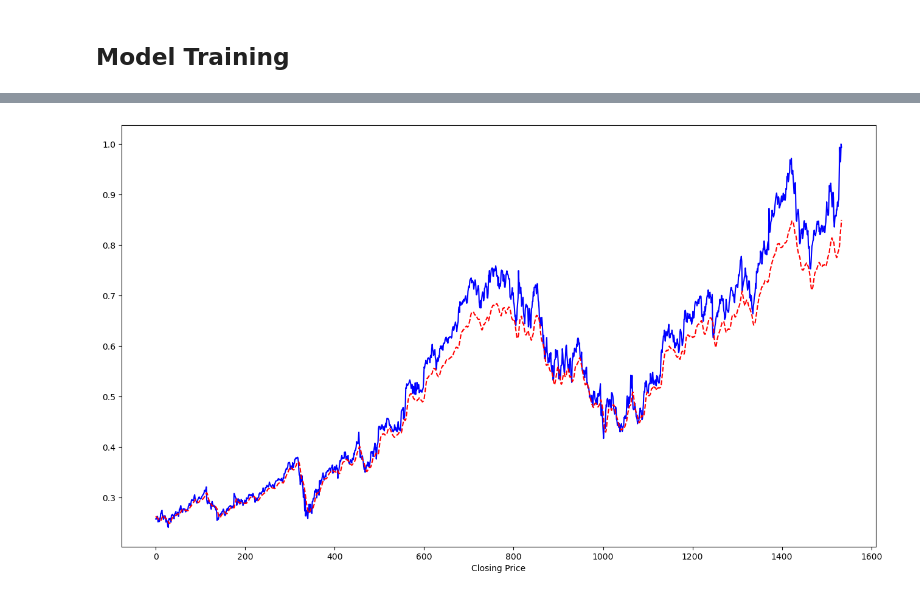
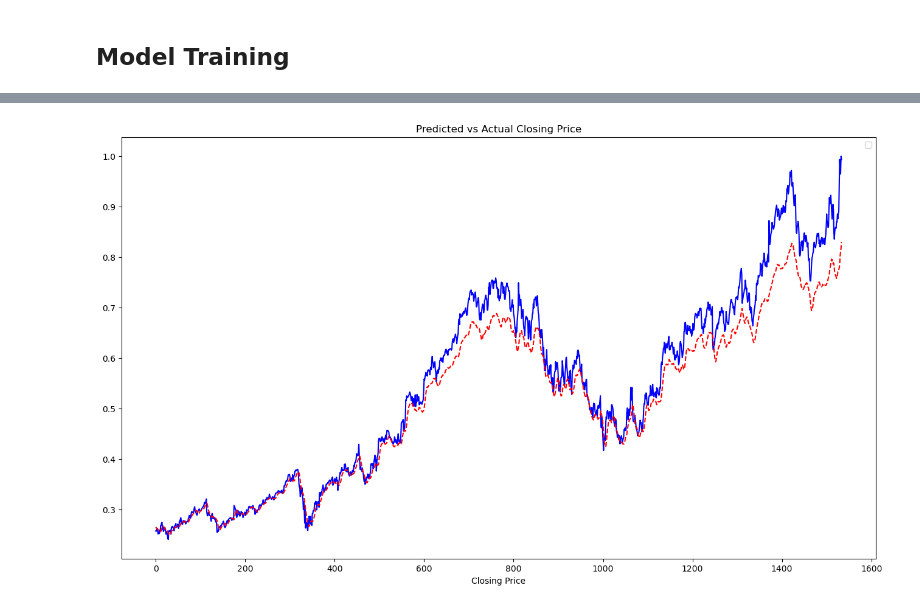
Before and after one commit to jisoawe/ltsm_google_stock, a Jupyter notebook: Google_Stock_LSTM.ipynb, the cells around one changed output, grey strips where cells are left out. Drawn from its saved outputs; the diff is of its cells as text; code cells hidden in the pictures.

```diff
--- a/Google_Stock_LSTM.ipynb
+++ b/Google_Stock_LSTM.ipynb
@@ -141,13 +148,13 @@ train_loader = DataLoader(train_dataset, batch_size = batch_size, shuffle = True
 # %%
 class LSTM(nn.Module):
-    def __init__(self, input_size = 4, hidden_layer_size = 100, output_size = 1, num_layers = 1):
+    def __init__(self, input_size = 5, hidden_layer_size = 100, output_size = 1, num_layers = 1):
         super(LSTM, self).__init__()
 
         self.hidden_layer_size = hidden_layer_size
 
         self.num_layers = num_layers
         # LSTM Layer
-        self.lstm = nn.LSTM(input_size, hidden_layer_size, num_layers, batch_first = True)
+        self.lstm = nn.LSTM(input_size, hidden_layer_size, num_layers, batch_first = True, dropout = 0.2 if num_layers > 1 else 0)
         # fully connected layer
         self.linear = nn.Linear(hidden_layer_size, output_size)
 
@@ -161,14 +168,18 @@ class LSTM(nn.Module):
         predictions = self.linear(lstm_out[:, -1, :])
         return predictions
 # %%
-model = LSTM(input_size = 6, hidden_layer_size = 128, output_size = 1, num_layers = 2)
+model = LSTM(input_size = 5, hidden_layer_size = 128, output_size = 1, num_layers = 2)
+
+# loss and optimizer
 loss_function = nn.MSELoss()
 optimizer = torch.optim.Adam(model.parameters(), lr = 0.001)
 # %% [markdown]
 ## Model Training
 # %%
-epochs = 6
+epochs = 50
+scheduler = torch.optim.lr_scheduler.StepLR(optimizer, step_size = 10, gamma = 0.1)
 
+# training loop
 for epoch in range(epochs):
     model.train()
     epoch_loss = 0
@@ -185,10 +196,14 @@ for epoch in range(epochs):
 
         single_loss.backward()
 
+        torch.nn.utils.clip_grad_norm_(model.parameters(), max_norm = 5)
+
         optimizer.step()
 
         epoch_loss += single_loss.item()
 
+    scheduler.step()
+
     average_loss = epoch_loss / len(train_loader)
     print(f'epoch {epoch+1}/{epochs}, Loss: {average_loss:.10f}')
 # %% [output]
@@ -200,0 +223,12 @@ epoch 6/6, Loss: 0.0000158325
+# %%
+# Verification code
+for seq, labels in train_loader:
+    print("\nFeature dimensions:", seq.shape)
+    print("\nFeatures per timestep:")
+    feature_names = ['Open', 'High', 'Low', 'Daily_Return', 'Volume']
+    for i, feature in enumerate(feature_names):
+        print(f"Feature {i}: {feature}")
+
+    print("\nSample sequence (first time step):")
+    print(seq[0][0])  # First sequence, first timestamp
+    break
@@ -215,8 +269,10 @@ RMSE:  0.04371791
 # %%
 plt.figure(figsize = (16, 9))
 plt.plot(test_labels, color = 'blue')
 plt.plot(predictions, color = 'red', linestyle = 'dashed')
+plt.title('Predicted vs Actual Closing Price')
+plt.legend()
 plt.xlabel('Closing Price')
 plt.show()
 # %% [output]
-[figure, old version]
+[figure, new version]
```
Also changed, not shown: parts of 10 cells of this notebook.
